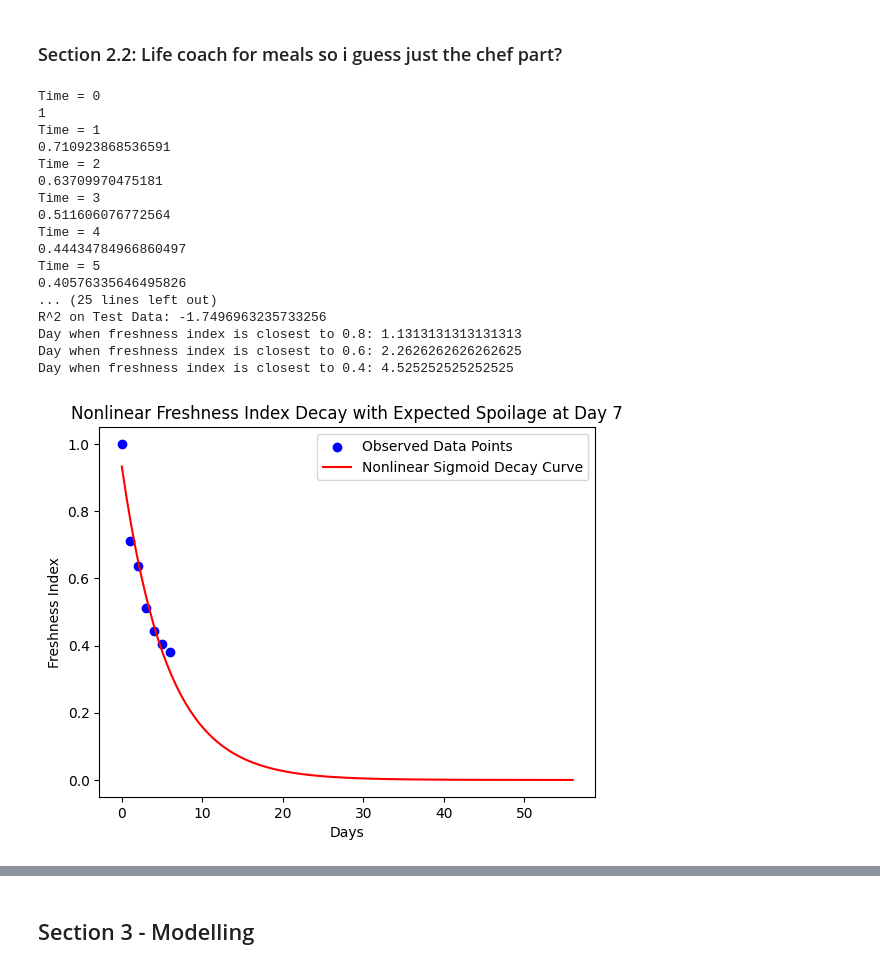
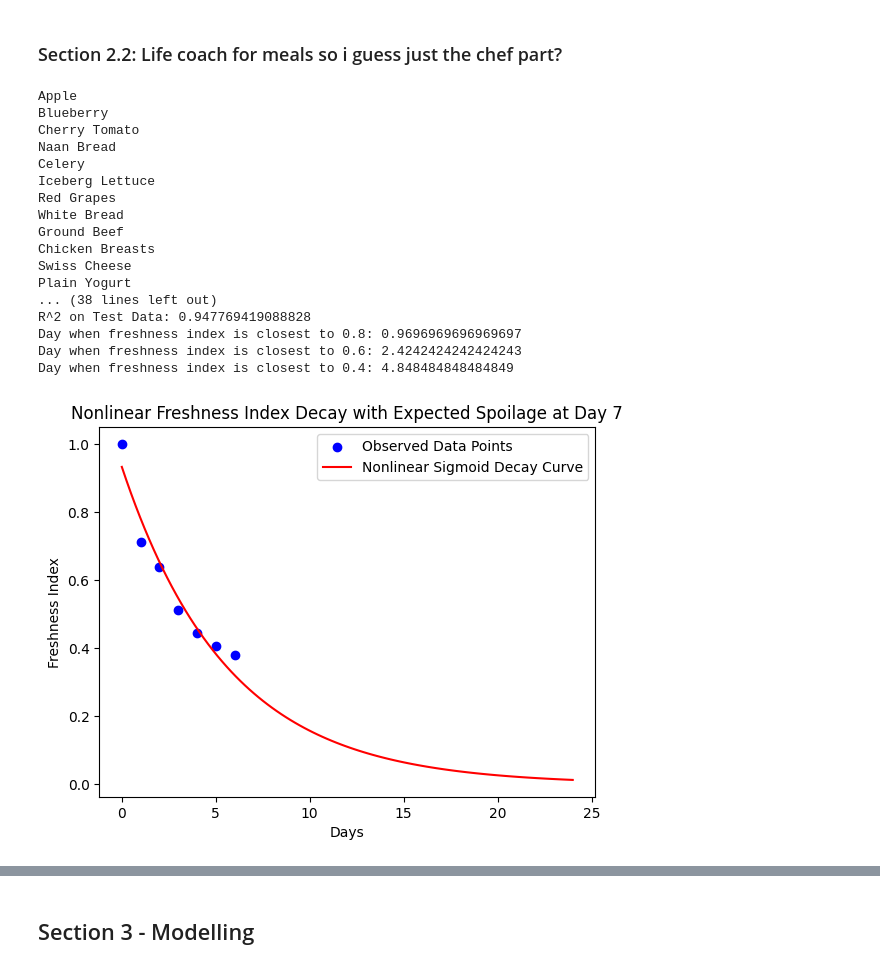
Before and after one commit to JustaShadow2/AI-Chef, a Jupyter notebook: AI-Chef.ipynb, the cells around one changed output, grey strips where cells are left out. Saved outputs shown, nothing was run; the diff lists cells and outputs as text; code cells hidden in the pictures.

```diff
--- a/AI-Chef.ipynb
+++ b/AI-Chef.ipynb
@@ -130,11 +127,6 @@ def freshness_index(time, mass_initial, mass_curr, temp_curr, temp_optimal, colo
     # Freshness Index
     freshness_index = mass_factor + temp_factor + color_factor
     return min(1, freshness_index) # with the weights summing to 1, the maximum value of the freshness index is 1
-
-# which food are we looking at
-for i in range(len(foodList_train)): # print all options
-    print(foodList_train[i].food_name)
-food_name = input('\nEnter the name of the food you would like to analyze: ')
 
 def train_freshness_index(food_name):
 
@@ -182,6 +174,7 @@ def train_freshness_index(food_name):
 
     print(days)
     print(freshness_values_train)
+    return days, freshness_values_train
 
 def test_freshness_index(food_name):
 
@@ -231,3 +224,4 @@ def test_freshness_index(food_name):
 
     print(days_test)
     print(freshness_values_test)
+    return days_test, freshness_values_test
@@ -258,13 +238,15 @@ from sklearn.metrics import mean_squared_error, r2_score
 def freshness_sigmoid_model(t, L, k, t_0):
     return L / (1 + np.exp(-k * (t - t_0)))
 
-# Assuming days, days_test, freshness_values_train, and freshness_values_test are already defined.
-days_train = days
-freshness_train = freshness_values_train
-days_test = days_test
-freshness_test = freshness_values_test
 
-def sigmoid_model_regression():
+
+def sigmoid_model_regression(days, freshness_values_train, days_test, freshness_values_test):
+
+    # Assuming days, days_test, freshness_values_train, and freshness_values_test are already defined.
+    days_train = days
+    freshness_train = freshness_values_train
+    days_test = days_test
+    freshness_test = freshness_values_test
 
     # Provide initial parameter guesses and increase maxfev
     initial_guesses = [1, 1, 12]
@@ -294,7 +276,7 @@ def sigmoid_model_regression():
     print(f"R^2 on Training Data: {r2_train}")
     print(f"R^2 on Test Data: {r2_test}")
 
-    days_extended = np.linspace(0, 56, 100)
+    days_extended = np.linspace(0, 24, 100)
     predicted_freshness = freshness_sigmoid_model(days_extended, L, k, t_0)
 
     # Find the day when the freshness index equals 0.8, 0.6, and 0.4
@@ -328,30 +310,41 @@ def sigmoid_model_regression():
 # %%
 # take target_days which contains the days when the freshness index is closest to 0.8, 0.6, and 0.4
 # these are our categories, anything before 0.8 is good to eat, anything between 0.8 and 0.6 is okay to eat, and anything after 0.6 is bad to eat
 # loop the above for all foods (or however many we wish to analyze) and store the results in a dictionary or something
 # then, simply go week by week
 # optimize meal planning based on this information
 
-train_freshness_index(food_name)
-test_freshness_index(food_name)
 
-sigmoid_model_regression()
+
+n = 3 # set this to whatever number of foods you want to analyze
+for _ in range(n):
+    # which food are we looking at
+    for i in range(len(foodList_train)):  # print all options
+        print(foodList_train[i].food_name)
+    food_name = input('\nEnter the name of the food you would like to analyze: ')
+
+    train_values = train_freshness_index(food_name)
+    test_values = test_freshness_index(food_name)
+    sigmoid_model_regression(train_values[0], train_values[1], test_values[0], test_values[1])
+    # from sigmoid_model_regression, we can get the target_days dictionary
+    # we can then use this dictionary to determine the spoilage of the food
+    # and plan meals accordingly
 # %% [output]
-Time = 0
-1
-Time = 1
-0.710923868536591
-Time = 2
-0.63709970475181
-Time = 3
-0.511606076772564
-Time = 4
-0.44434784966860497
-Time = 5
-0.40576335646495826
-... (25 lines left out)
-R^2 on Test Data: -1.7496963235733256
-Day when freshness index is closest to 0.8: 1.1313131313131313
-Day when freshness index is closest to 0.6: 2.2626262626262625
-Day when freshness index is closest to 0.4: 4.525252525252525
+Apple
+Blueberry
+Cherry Tomato
+Naan Bread
+Celery
+Iceberg Lettuce
+Red Grapes
+White Bread
+Ground Beef
+Chicken Breasts
+Swiss Cheese
+Plain Yogurt
+... (38 lines left out)
+R^2 on Test Data: 0.947769419088828
+Day when freshness index is closest to 0.8: 0.9696969696969697
+Day when freshness index is closest to 0.6: 2.4242424242424243
+Day when freshness index is closest to 0.4: 4.848484848484849
-[figure, old version]
+[figure, new version]
```
Also changed, not shown: parts of 3 cells of this notebook.
